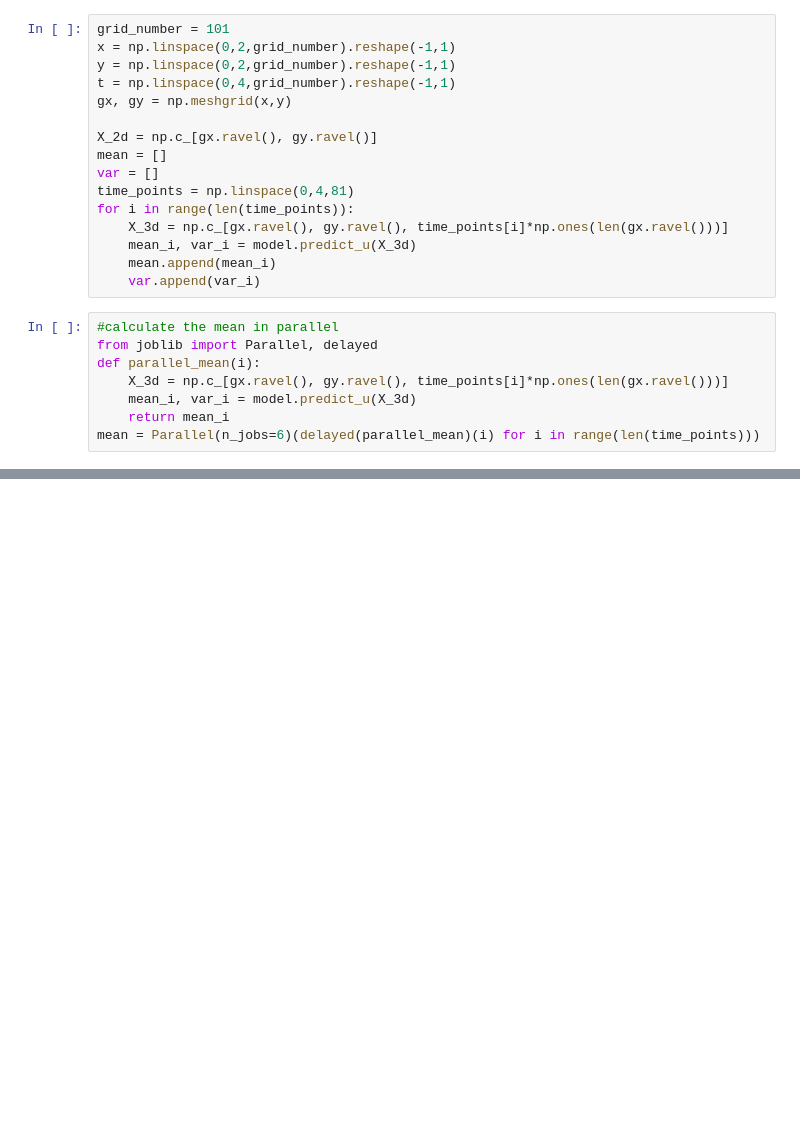
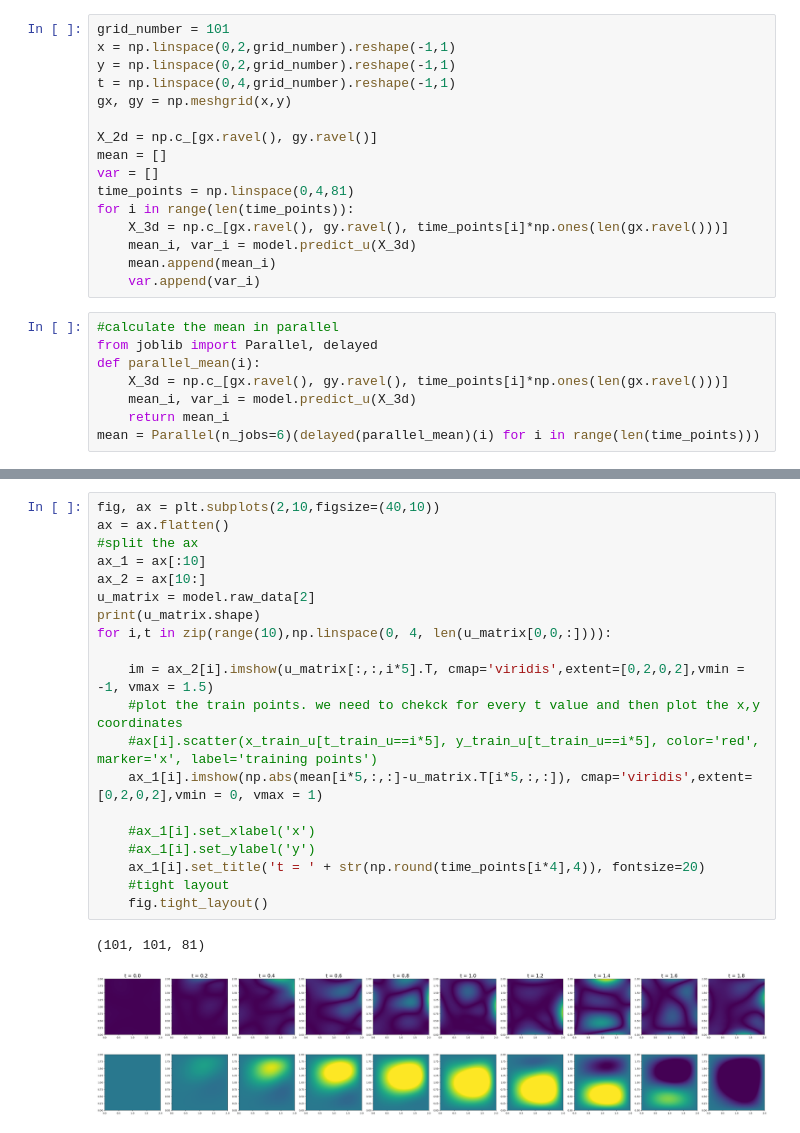
Before and after one commit to TobiLeitgeb/Code_bac, a Jupyter notebook: final_examples/wave_equation/wave_3d.ipynb, the cells around one changed output, grey strips where cells are left out. Saved outputs shown, nothing was run; the diff lists cells and outputs as text; blank space fills up the shorter version.

```diff
--- a/final_examples/wave_equation/wave_3d.ipynb
+++ b/final_examples/wave_equation/wave_3d.ipynb
@@ -117,3 +117,26 @@ for i,t in zip(range(10),np.linspace(0, 4, len(u_matrix[0,0,:]))):
+# %%
+fig, ax = plt.subplots(2,10,figsize=(40,10))
+ax = ax.flatten()
+#split the ax
+ax_1 = ax[:10]
+ax_2 = ax[10:]
+u_matrix = model.raw_data[2]
+print(u_matrix.shape)
+for i,t in zip(range(10),np.linspace(0, 4, len(u_matrix[0,0,:]))):
+
+    im = ax_2[i].imshow(u_matrix[:,:,i*5].T, cmap='viridis',extent=[0,2,0,2],vmin = -1, vmax = 1.5)
+    #plot the train points. we need to chekck for every t value and then plot the x,y coordinates
+    #ax[i].scatter(x_train_u[t_train_u==i*5], y_train_u[t_train_u==i*5], color='red', marker='x', label='training points')
+    ax_1[i].imshow(np.abs(mean[i*5,:,:]-u_matrix.T[i*5,:,:]), cmap='viridis',extent=[0,2,0,2],vmin = 0, vmax = 1)
+
+    #ax_1[i].set_xlabel('x')
+    #ax_1[i].set_ylabel('y')
+    ax_1[i].set_title('t = ' + str(np.round(time_points[i*4],4)), fontsize=20)
+    #tight layout
+    fig.tight_layout()
+# %% [output]
+(101, 101, 81)
+[figure, added]
 # %%
 X = model.X
 import jax.numpy as jnp
```
Also changed, not shown: parts of 5 cells of this notebook, 1 other file.
